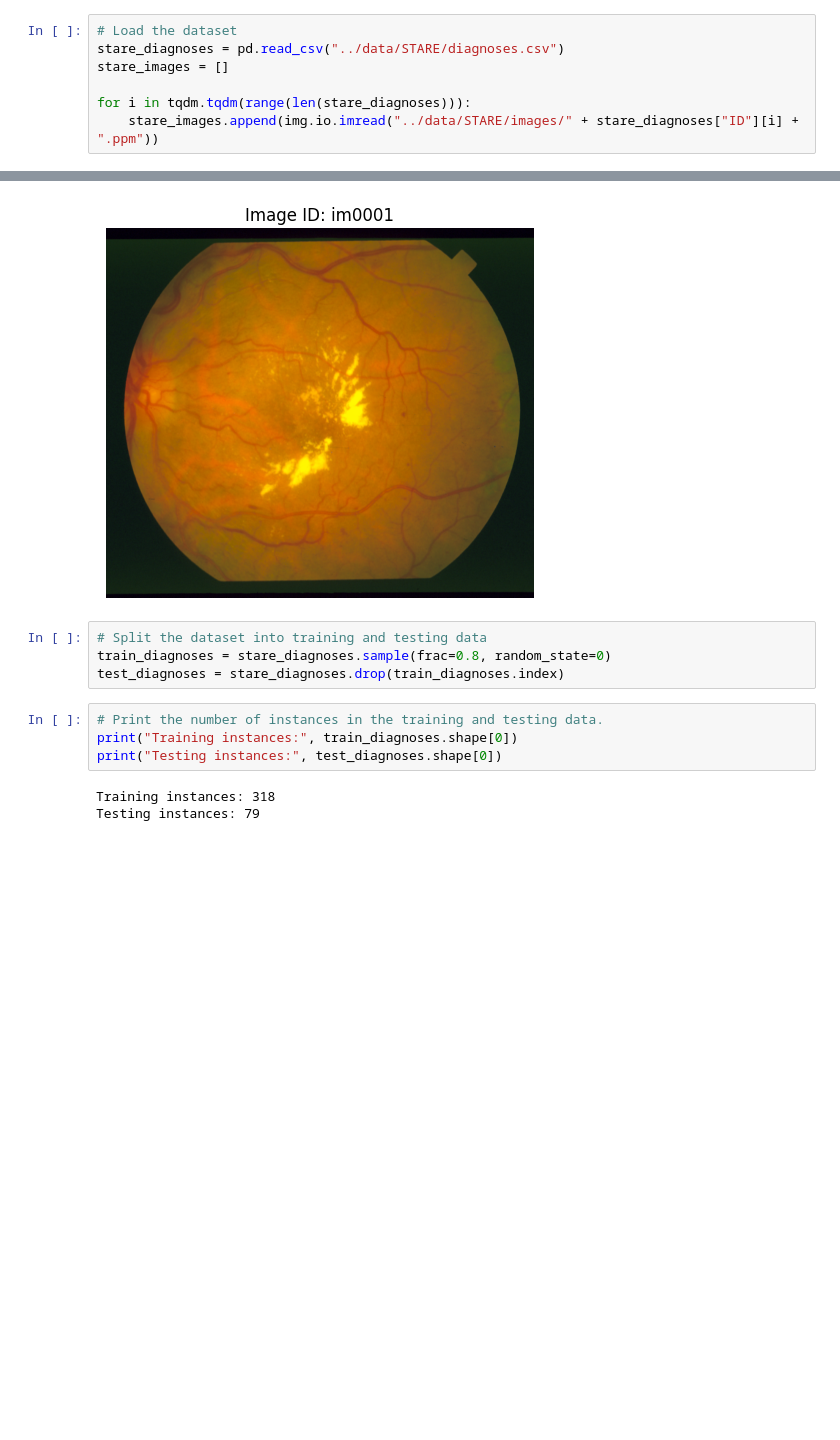
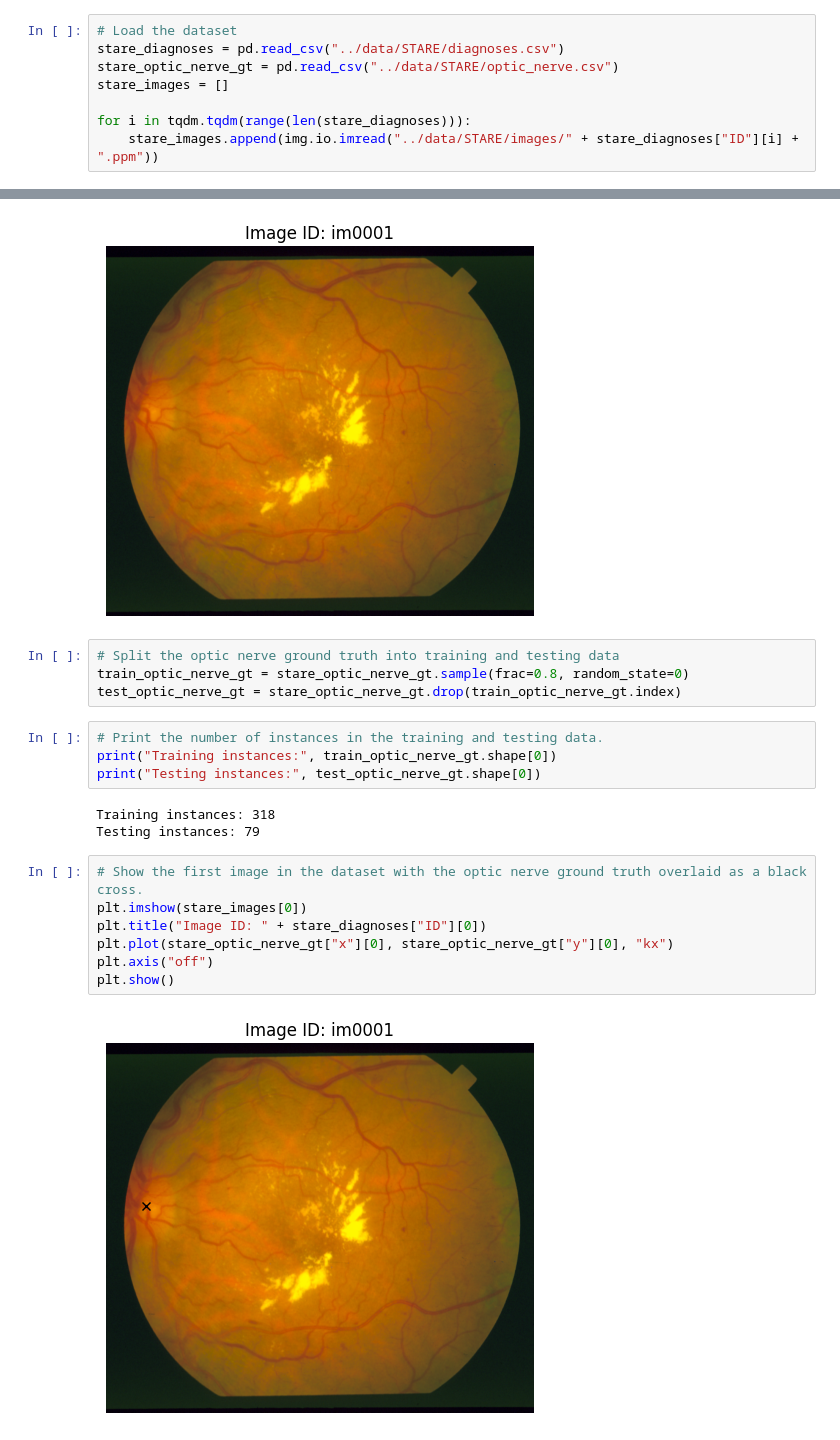
Before and after one commit to OliverMatthews/eyeML, a Jupyter notebook: notebooks/stare-optic-nerve-kNN.ipynb, the cells around one changed output, grey strips where cells are left out. Drawn from its saved outputs; the diff is of its cells as text; blank space fills up the shorter version.

Commit message:
Expanded work in stare-optic-nerve-kNN.ipynb

```diff
--- a/notebooks/stare-kNN.ipynb
+++ b/notebooks/stare-optic-nerve-kNN.ipynb
@@ -6,6 +6,7 @@ from matplotlib import pyplot as plt
 # %%
 # Load the dataset
 stare_diagnoses = pd.read_csv("../data/STARE/diagnoses.csv")
+stare_optic_nerve_gt = pd.read_csv("../data/STARE/optic_nerve.csv")
 stare_images = []
 
 for i in tqdm.tqdm(range(len(stare_diagnoses))):
@@ -59,13 +60,22 @@ plt.show()
 # %% [output]
 [figure]
 # %%
-# Split the dataset into training and testing data
-train_diagnoses = stare_diagnoses.sample(frac=0.8, random_state=0)
-test_diagnoses = stare_diagnoses.drop(train_diagnoses.index)
+# Split the optic nerve ground truth into training and testing data
+train_optic_nerve_gt = stare_optic_nerve_gt.sample(frac=0.8, random_state=0)
+test_optic_nerve_gt = stare_optic_nerve_gt.drop(train_optic_nerve_gt.index)
 # %%
 # Print the number of instances in the training and testing data.
-print("Training instances:", train_diagnoses.shape[0])
-print("Testing instances:", test_diagnoses.shape[0])
+print("Training instances:", train_optic_nerve_gt.shape[0])
+print("Testing instances:", test_optic_nerve_gt.shape[0])
 # %% [output]
 Training instances: 318
 Testing instances: 79
+# %%
+# Show the first image in the dataset with the optic nerve ground truth overlaid as a black cross.
+plt.imshow(stare_images[0])
+plt.title("Image ID: " + stare_diagnoses["ID"][0])
+plt.plot(stare_optic_nerve_gt["x"][0], stare_optic_nerve_gt["y"][0], "kx")
+plt.axis("off")
+plt.show()
+# %% [output]
+[figure, added]
```
